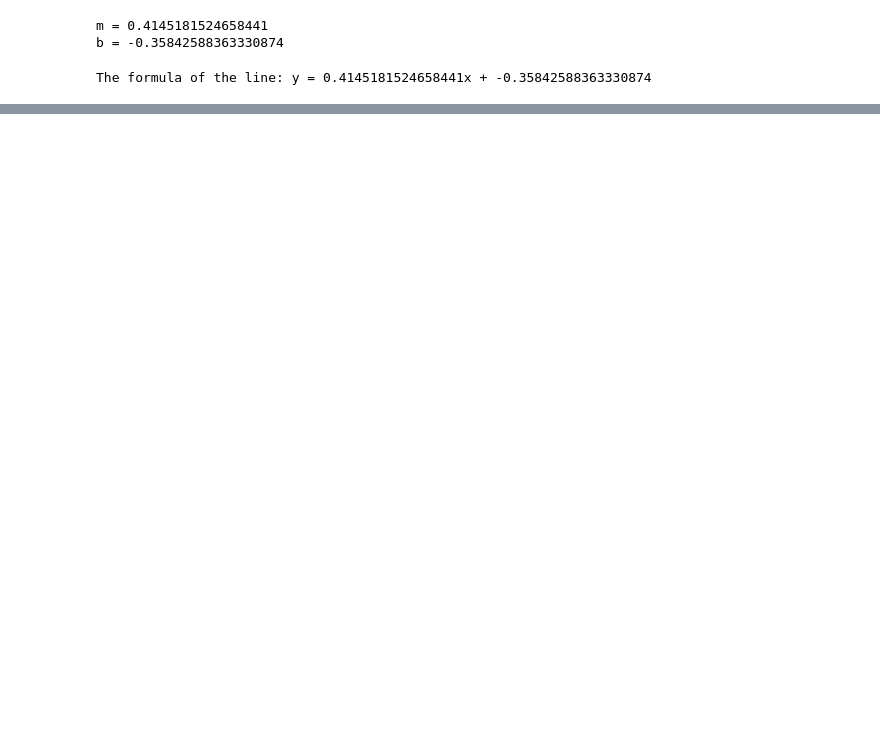
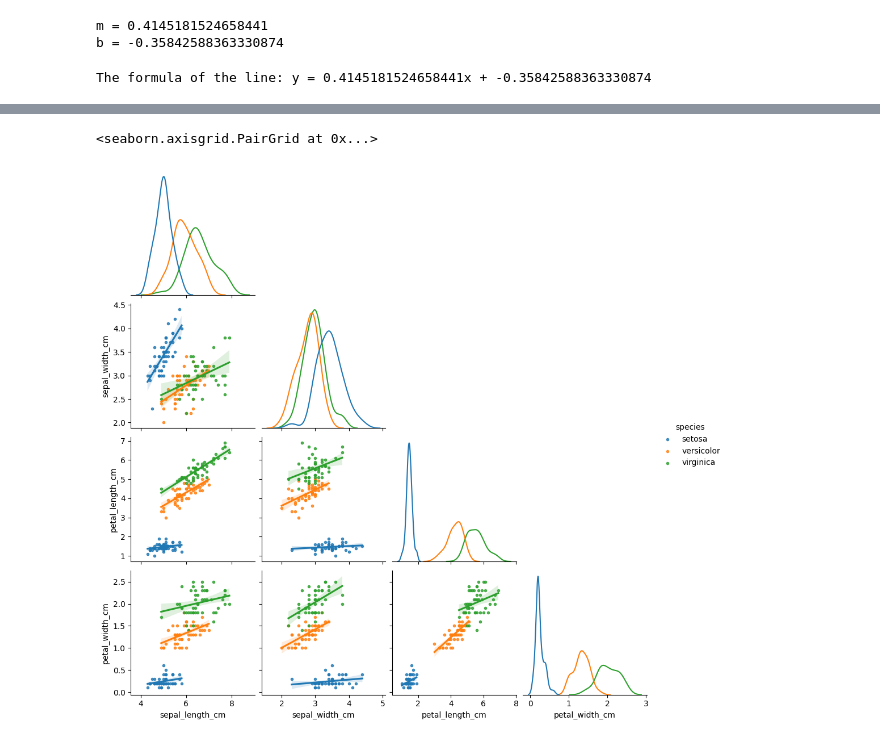
Before and after one commit to aldaszarnauskas/principles_of_data_analytics, a Jupyter notebook: Tasks.ipynb, the cells around one changed output, grey strips where cells are left out. Drawn from its saved outputs; the diff is of its cells as text; code cells hidden in the pictures; blank space fills up the shorter version.

```diff
--- a/Tasks.ipynb
+++ b/Tasks.ipynb
@@ -614,0 +604,12 @@ plt.show()
+# %%
+df_sub = df.loc[ : , df.columns!="class"]
+# %%
+scatter_kws = dict(marker=".")
+
+
+sns.pairplot(df_sub, hue="species", diag_kind = "auto", corner=True, kind="reg",
+             diag_kws=dict(fill=False), plot_kws=scatter_kws
+            )
+# %% [output]
+<seaborn.axisgrid.PairGrid at 0x...>
+[figure, added]
```
Also changed, not shown: parts of 14 cells of this notebook.
